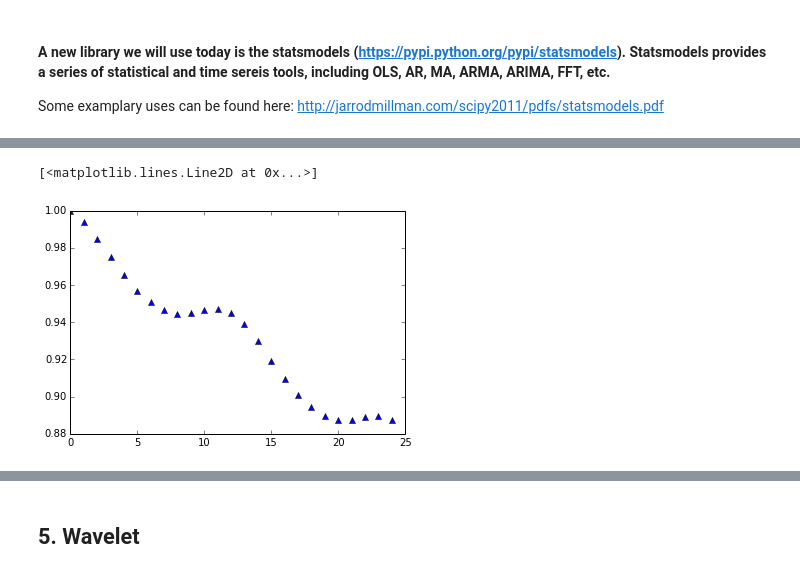
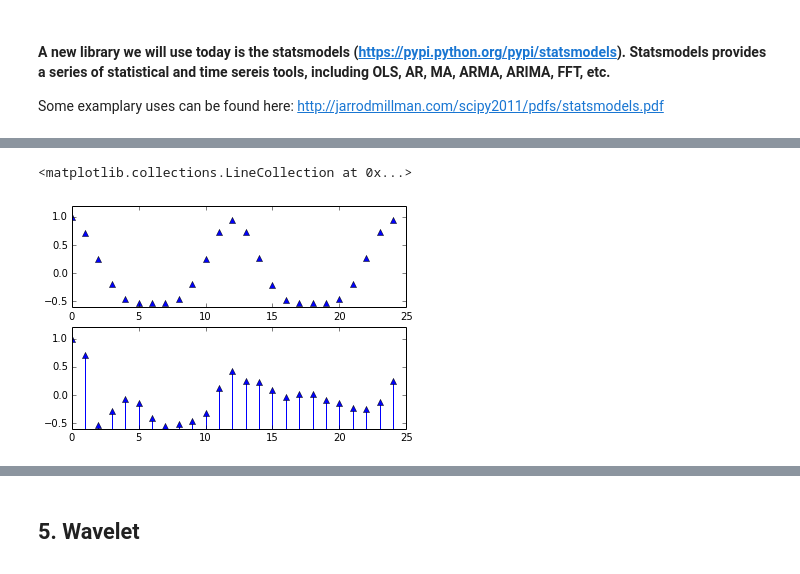
Before and after one commit to qwu-570/geogg121, a Jupyter notebook: tsa_temp.ipynb, the cells around one changed output, grey strips where cells are left out. Saved outputs shown, nothing was run; the diff lists cells and outputs as text; code cells hidden in the pictures.

```diff
--- a/tsa_temp.ipynb
+++ b/tsa_temp.ipynb
@@ -34,7 +85,3 @@ Length: 23269 (23K) (unauthoritative)
 # %% [markdown]
 #### A new library we will use today is the statsmodels (https://pypi.python.org/pypi/statsmodels). Statsmodels provides a series of statistical and time sereis tools, including OLS, AR, MA, ARMA, ARIMA, FFT, etc.
 Some examplary uses can be found here: http://jarrodmillman.com/scipy2011/pdfs/statsmodels.pdf
-# %%
-import numpy as np
-co2 = np.loadtxt("mlo_co2.txt", comments="#", usecols=(3,), unpack=False) #skiprows=4,
-yearmonth = np.loadtxt("mlo_co2.txt", comments="#", usecols=(1,2), dtype=int, unpack=True)  #skiprows=4,
@@ -43,4 +87,0 @@ yearmonth = np.loadtxt("mlo_co2.txt", comments="#", usecols=(1,2), dtype=int, un
-# %%
-co2 = co2[4:]
-yearmonth = yearmonth[:,4:]
-print co2.shape, yearmonth.shape
@@ -108,6 +92,7 @@ plot(dates, co2_lin_redis)
 # %%
 import statsmodels.formula.api as smf
-co2_model = smf.OLS(co2, index).fit()
+index_const = sm.add_constant(index)
+co2_model = smf.GLM(co2, index_const).fit()
 print co2_model.summary()
 co2_pr = co2_model.predict()
 plot(dates, co2)
@@ -215,0 +211,8 @@ acf, ci, Q, pvalue = tsa.acf(res1.resid, nlags=4, confint=95, qstat=True, unbias
+# %%
+# diff by 1 month
+# Differencing by the month forces us to drop the first 1 value.
+df1_co2 = (co2 - np.roll(co2,1))[1:]
+plt.figure(figsize=(20,5))
+plt.plot(dates[1:],df1_co2)
+#df1_log_co2 = (log_co2 - np.roll(log_co2,1))[1:]
+#plt.plot(df1_log_co2)
@@ -216,6 +222,12 @@ acf, ci, Q, pvalue = tsa.acf(res1.resid, nlags=4, confint=95, qstat=True, unbias
 # %%
-acf, ci, Q, pvalue = tsa.acf(co2, nlags=24, alpha=0.05, qstat=True, unbiased=True)
+acf, ci, Q, pvalue = tsa.acf(df1_co2, nlags=24, alpha=0.05, qstat=True, unbiased=True)
+subplot(211)
 plot(acf,'b^')
+
+pacf, cip = tsa.pacf(df1_co2, nlags=24, alpha=0.05)
+subplot(212)
+plot(pacf,'b^')
+vlines(np.arange(len(pacf)),[-0.6],pacf,'b')
 # %% [output]
-[<matplotlib.lines.Line2D at 0x...>]
+<matplotlib.collections.LineCollection at 0x...>
-[figure, old version]
+[figure, new version]
```
Also changed, not shown: parts of 92 cells of this notebook.
